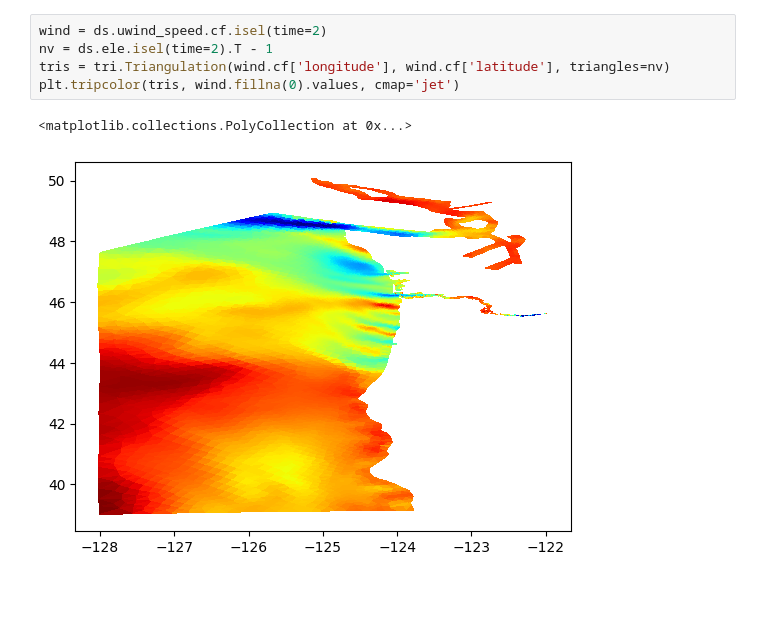
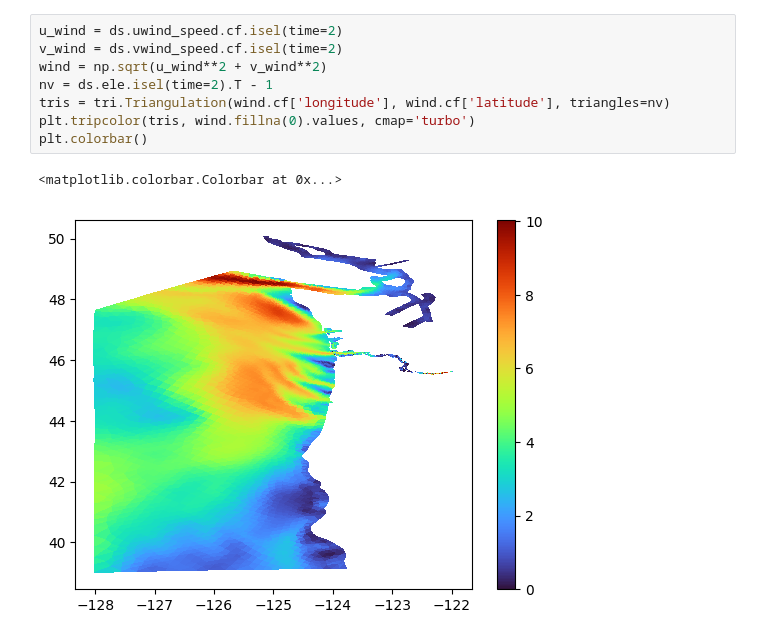
Before and after one commit to mpiannucci/ocean-notebooks, a Jupyter notebook: creofs.ipynb, the cells around one changed output. Saved outputs shown, nothing was run; the diff lists cells and outputs as text; blank space fills up the shorter version.

```diff
--- a/creofs.ipynb
+++ b/creofs.ipynb
@@ -33,10 +34,13 @@ Data variables: (12/18)
     title:            Columbia River & Estuarine Operational Forecast System
     type:             gridded/field NetCDF file - CF-1.0
 # %%
-wind = ds.uwind_speed.cf.isel(time=2)
+u_wind = ds.uwind_speed.cf.isel(time=2)
+v_wind = ds.vwind_speed.cf.isel(time=2)
+wind = np.sqrt(u_wind**2 + v_wind**2)
 nv = ds.ele.isel(time=2).T - 1
 tris = tri.Triangulation(wind.cf['longitude'], wind.cf['latitude'], triangles=nv)
-plt.tripcolor(tris, wind.fillna(0).values, cmap='jet')
+plt.tripcolor(tris, wind.fillna(0).values, cmap='turbo')
+plt.colorbar()
 # %% [output]
-<matplotlib.collections.PolyCollection at 0x...>
+<matplotlib.colorbar.Colorbar at 0x...>
-[figure, old version]
+[figure, new version]
```
Also changed, not shown: parts of 6 cells of this notebook.
